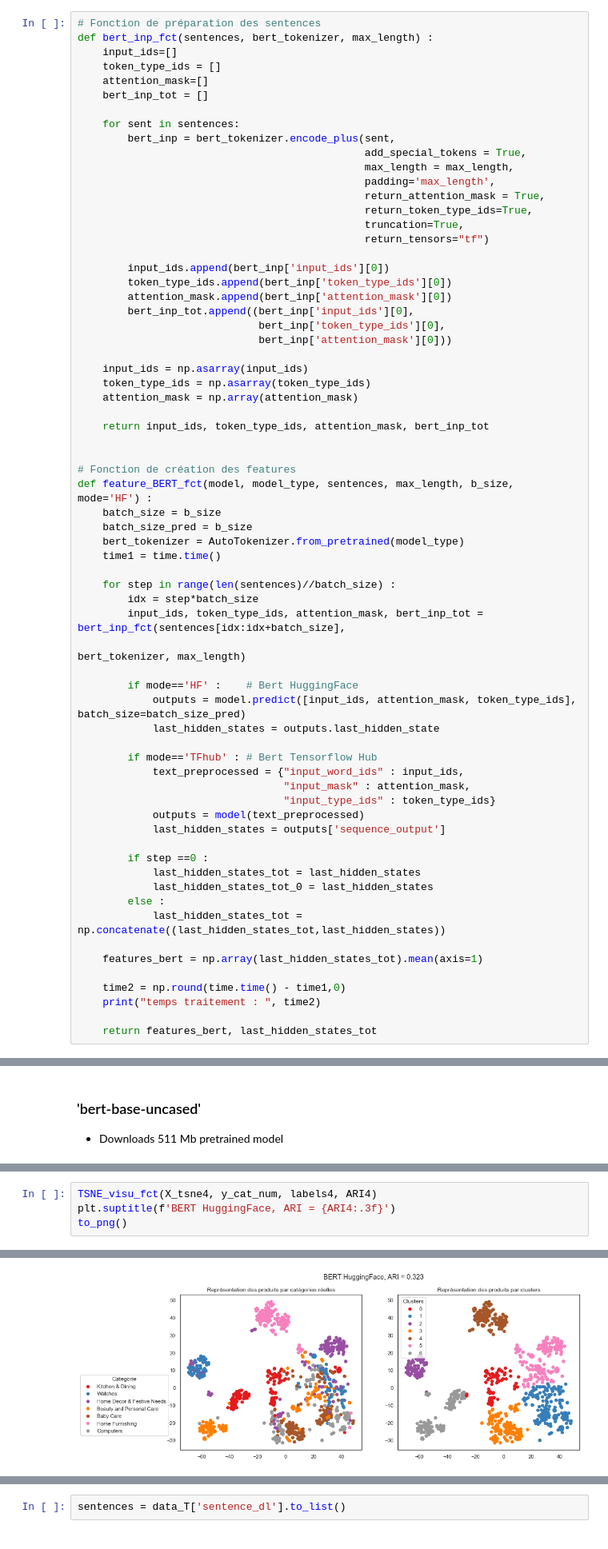
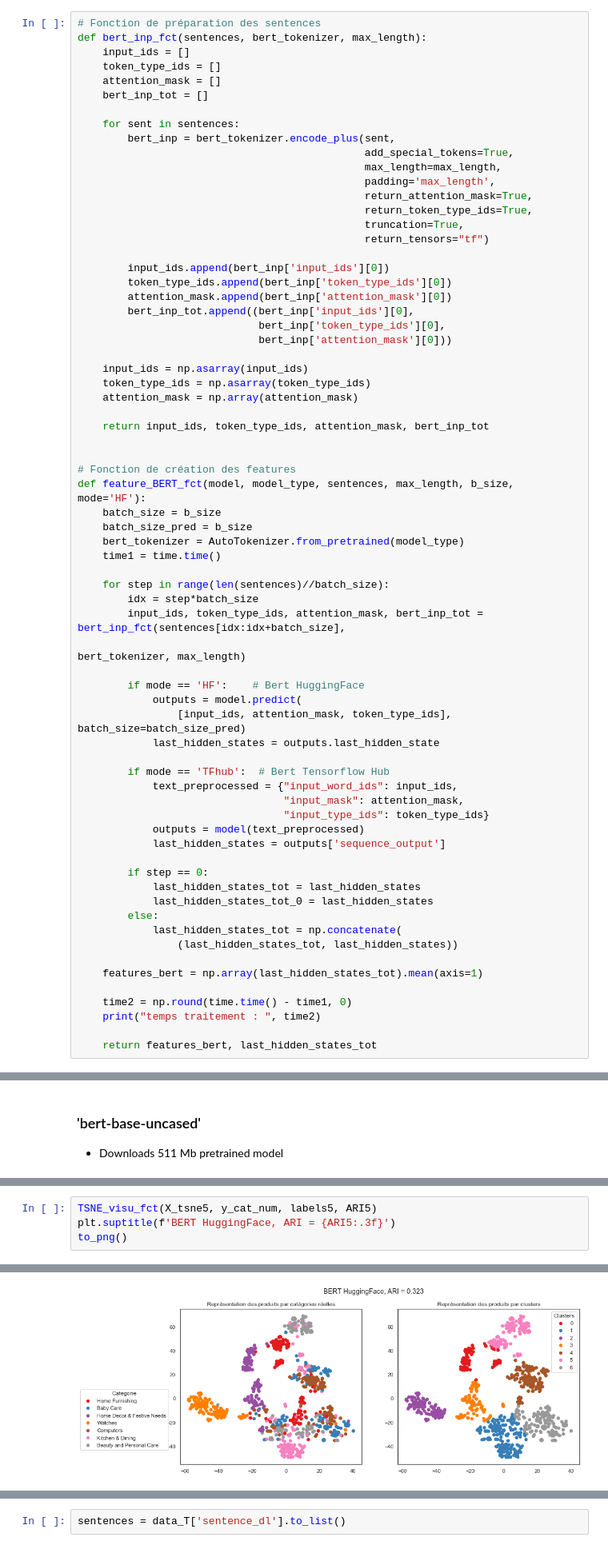
Before and after one commit to mrcreasey/oc-ds-p6-nlp-computer-vision, a Jupyter notebook: P6_01_text_clustering.ipynb, the cells around one changed output, grey strips where cells are left out. Shown at 80% size. Cells and saved outputs as stored; diff of their text form.

```diff
--- a/P6_01_text_clustering.ipynb
+++ b/P6_01_text_clustering.ipynb
@@ -954,17 +2101,17 @@ True
 # %%
 # Fonction de préparation des sentences
-def bert_inp_fct(sentences, bert_tokenizer, max_length) :
-    input_ids=[]
+def bert_inp_fct(sentences, bert_tokenizer, max_length):
+    input_ids = []
     token_type_ids = []
-    attention_mask=[]
+    attention_mask = []
     bert_inp_tot = []
 
     for sent in sentences:
         bert_inp = bert_tokenizer.encode_plus(sent,
-                                              add_special_tokens = True,
-                                              max_length = max_length,
+                                              add_special_tokens=True,
+                                              max_length=max_length,
                                               padding='max_length',
-                                              return_attention_mask = True,
+                                              return_attention_mask=True,
                                               return_token_type_ids=True,
                                               truncation=True,
                                               return_tensors="tf")
@@ -984,37 +2131,39 @@ def bert_inp_fct(sentences, bert_tokenizer, max_length) :
 
 
 # Fonction de création des features
-def feature_BERT_fct(model, model_type, sentences, max_length, b_size, mode='HF') :
+def feature_BERT_fct(model, model_type, sentences, max_length, b_size, mode='HF'):
     batch_size = b_size
     batch_size_pred = b_size
     bert_tokenizer = AutoTokenizer.from_pretrained(model_type)
     time1 = time.time()
 
-    for step in range(len(sentences)//batch_size) :
+    for step in range(len(sentences)//batch_size):
         idx = step*batch_size
         input_ids, token_type_ids, attention_mask, bert_inp_tot = bert_inp_fct(sentences[idx:idx+batch_size],
-                                                                      bert_tokenizer, max_length)
+                                                                               bert_tokenizer, max_length)
 
-        if mode=='HF' :    # Bert HuggingFace
-            outputs = model.predict([input_ids, attention_mask, token_type_ids], batch_size=batch_size_pred)
+        if mode == 'HF':    # Bert HuggingFace
+            outputs = model.predict(
+                [input_ids, attention_mask, token_type_ids], batch_size=batch_size_pred)
             last_hidden_states = outputs.last_hidden_state
 
-        if mode=='TFhub' : # Bert Tensorflow Hub
-            text_preprocessed = {"input_word_ids" : input_ids,
-                                 "input_mask" : attention_mask,
-                                 "input_type_ids" : token_type_ids}
+        if mode == 'TFhub':  # Bert Tensorflow Hub
+            text_preprocessed = {"input_word_ids": input_ids,
+                                 "input_mask": attention_mask,
+                                 "input_type_ids": token_type_ids}
             outputs = model(text_preprocessed)
             last_hidden_states = outputs['sequence_output']
 
-        if step ==0 :
+        if step == 0:
             last_hidden_states_tot = last_hidden_states
             last_hidden_states_tot_0 = last_hidden_states
-        else :
-            last_hidden_states_tot = np.concatenate((last_hidden_states_tot,last_hidden_states))
+        else:
+            last_hidden_states_tot = np.concatenate(
+                (last_hidden_states_tot, last_hidden_states))
 
     features_bert = np.array(last_hidden_states_tot).mean(axis=1)
 
-    time2 = np.round(time.time() - time1,0)
+    time2 = np.round(time.time() - time1, 0)
     print("temps traitement : ", time2)
 
     return features_bert, last_hidden_states_tot
@@ -1057,5 +2208,5 @@ ARI :  0.3225 time :  18.0
 # %%
-TSNE_visu_fct(X_tsne4, y_cat_num, labels4, ARI4)
-plt.suptitle(f'BERT HuggingFace, ARI = {ARI4:.3f}')
+TSNE_visu_fct(X_tsne5, y_cat_num, labels5, ARI5)
+plt.suptitle(f'BERT HuggingFace, ARI = {ARI5:.3f}')
 to_png()
 # %% [output]
@@ -1063,3 +2214,3 @@ ARI :  0.3225
 "BERT_HuggingFace,_ARI_=_0-323.png"
-[figure, old version]
+[figure, new version]
 # %% [markdown]
```
Also changed, not shown: parts of 238 cells of this notebook.
